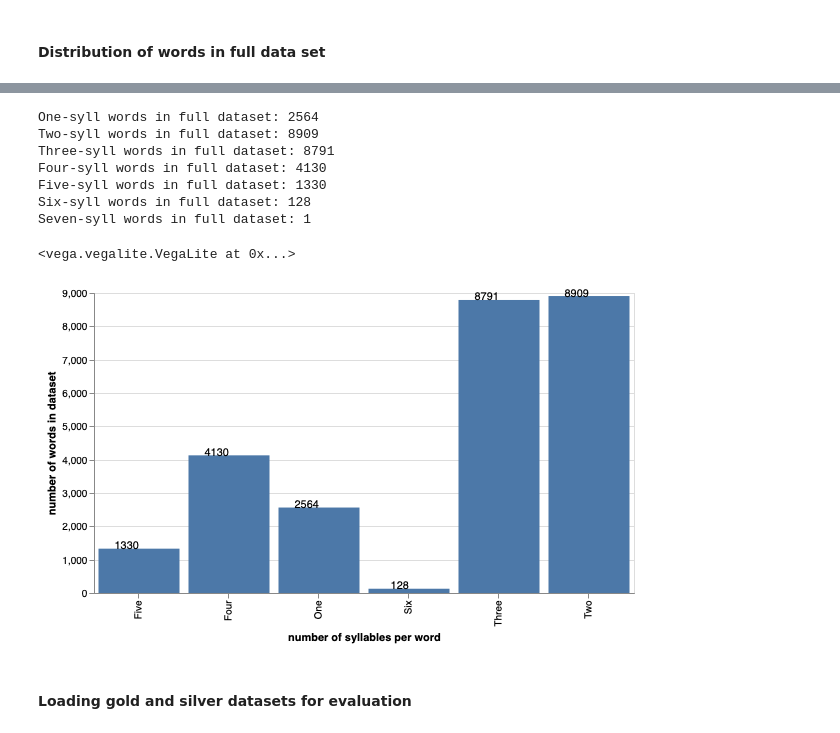
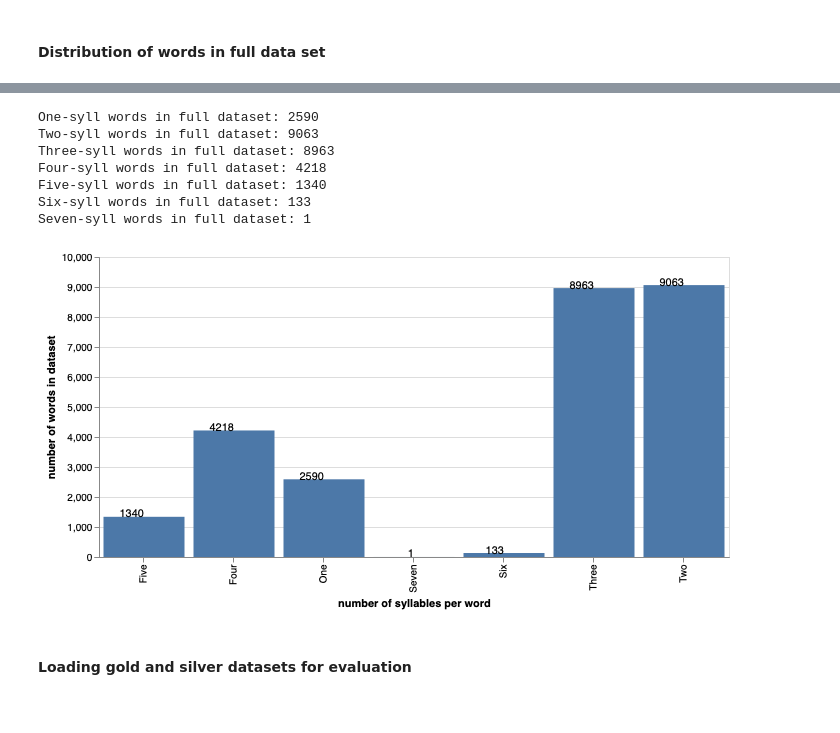
Before and after one commit to WHaverals/stresser, a Jupyter notebook: stresser_evaluation.ipynb, the cells around one changed output, grey strips where cells are left out. Saved outputs shown, nothing was run; the diff lists cells and outputs as text; code cells hidden in the pictures.

```diff
--- a/stresser_evaluation.ipynb
+++ b/stresser_evaluation.ipynb
@@ -29,45 +30,43 @@ for item in syllabified_words:
     number_of_sylls.append(cnt)
 
 #print(syllabified_words)
 #print(number_of_sylls)
 
 print('One-syll words in full dataset:', number_of_sylls.count(1))
 print('Two-syll words in full dataset:', number_of_sylls.count(2))
 print('Three-syll words in full dataset:', number_of_sylls.count(3))
 print('Four-syll words in full dataset:', number_of_sylls.count(4))
 print('Five-syll words in full dataset:', number_of_sylls.count(5))
 print('Six-syll words in full dataset:', number_of_sylls.count(6))
 print('Seven-syll words in full dataset:', number_of_sylls.count(7))
 
 
 source = pd.DataFrame({
-    'number of syllables per word': ['One', 'Two', 'Three', 'Four', 'Five', 'Six'],
-    'number of words in dataset': [number_of_sylls.count(1), number_of_sylls.count(2),
-          number_of_sylls.count(3), number_of_sylls.count(4),
-          number_of_sylls.count(5), number_of_sylls.count(6)]
+    'number of syllables per word': ['Seven', 'Six', 'Five', 'Four', 'Three', 'Two', 'One'],
+    'number of words in dataset': [number_of_sylls.count(7), number_of_sylls.count(6), number_of_sylls.count(5),
+          number_of_sylls.count(4), number_of_sylls.count(3), number_of_sylls.count(2), number_of_sylls.count(1)]
 })
 
 chart = alt.Chart(source).mark_bar().encode(
     x='number of syllables per word',
     y='number of words in dataset')
 
 text = chart.mark_text(
     align='right'
 ).encode(
     text='number of words in dataset'
 )
 
 chart + text
 # %% [output]
-One-syll words in full dataset: 2564
-Two-syll words in full dataset: 8909
-Three-syll words in full dataset: 8791
-Four-syll words in full dataset: 4130
-Five-syll words in full dataset: 1330
-Six-syll words in full dataset: 128
+One-syll words in full dataset: 2590
+Two-syll words in full dataset: 9063
+Three-syll words in full dataset: 8963
+Four-syll words in full dataset: 4218
+Five-syll words in full dataset: 1340
+Six-syll words in full dataset: 133
 Seven-syll words in full dataset: 1
-<vega.vegalite.VegaLite at 0x...>
-[figure, old version]
+[figure, new version]
 # %% [markdown]
 #### Loading gold and silver datasets for evaluation
 # %%
```
Also changed, not shown: parts of 11 cells of this notebook.
